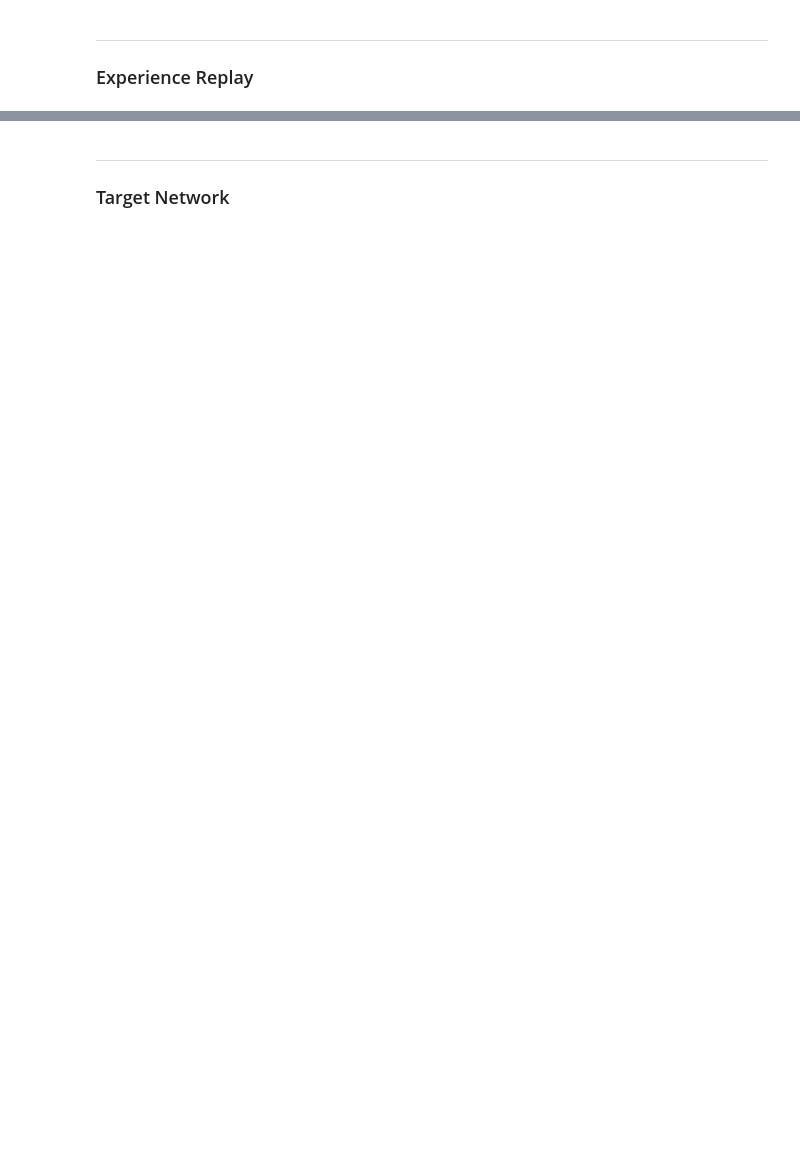
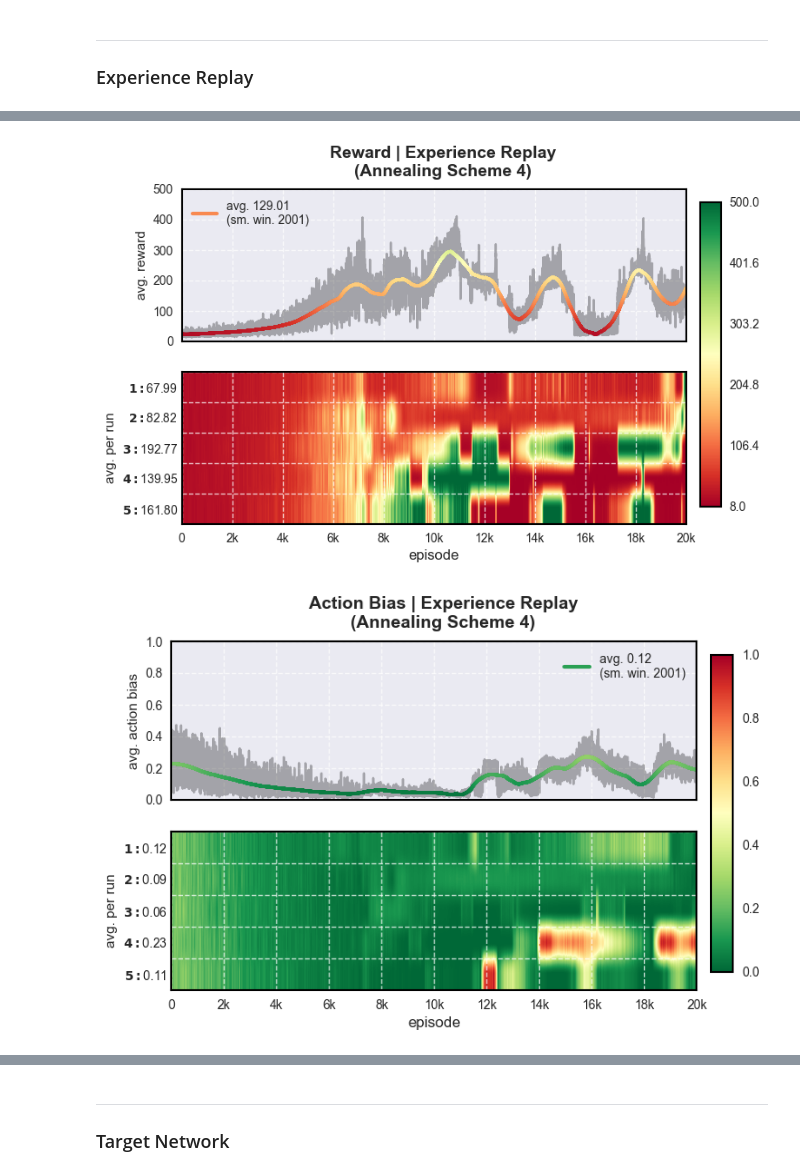
Before and after one commit to Josef-Hlink/DeepQL, a Jupyter notebook: notebooks/2_randomwarmup.ipynb, the cells around one changed output, grey strips where cells are left out. Saved outputs shown, nothing was run; the diff lists cells and outputs as text; code cells hidden in the pictures; blank space fills up the shorter version.

```diff
--- a/notebooks/2_randomwarmup.ipynb
+++ b/notebooks/2_randomwarmup.ipynb
@@ -106,0 +146,5 @@ rewardFig, actionBiasFig, lossFig = getFigs(runID)
+# %%
+rewardFig, actionBiasFig, lossFig = getFigs(runID, 4)
+# %% [output]
+[figure, added]
+[figure, added]
```
Also changed, not shown: parts of 24 cells of this notebook, 3 other files.
